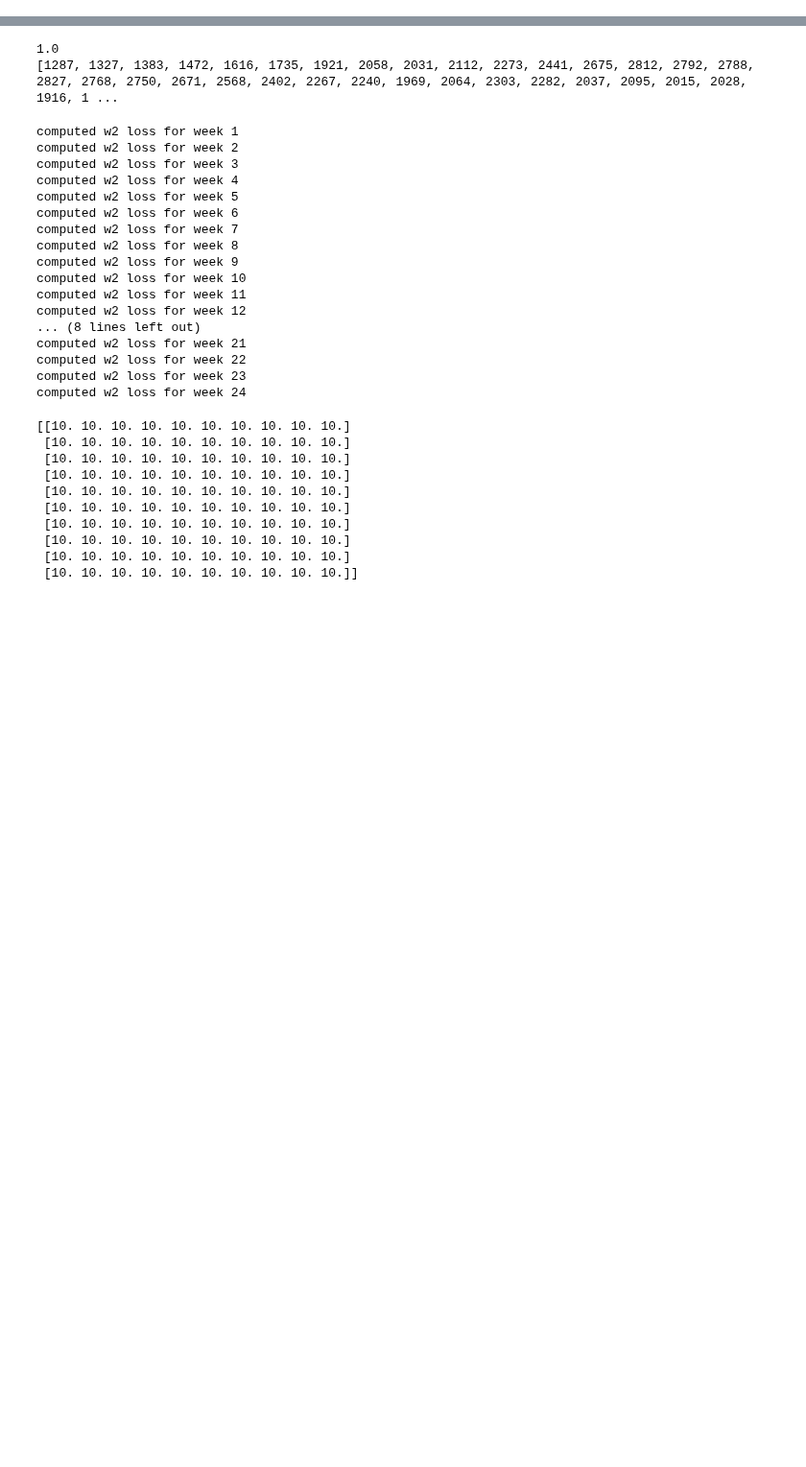
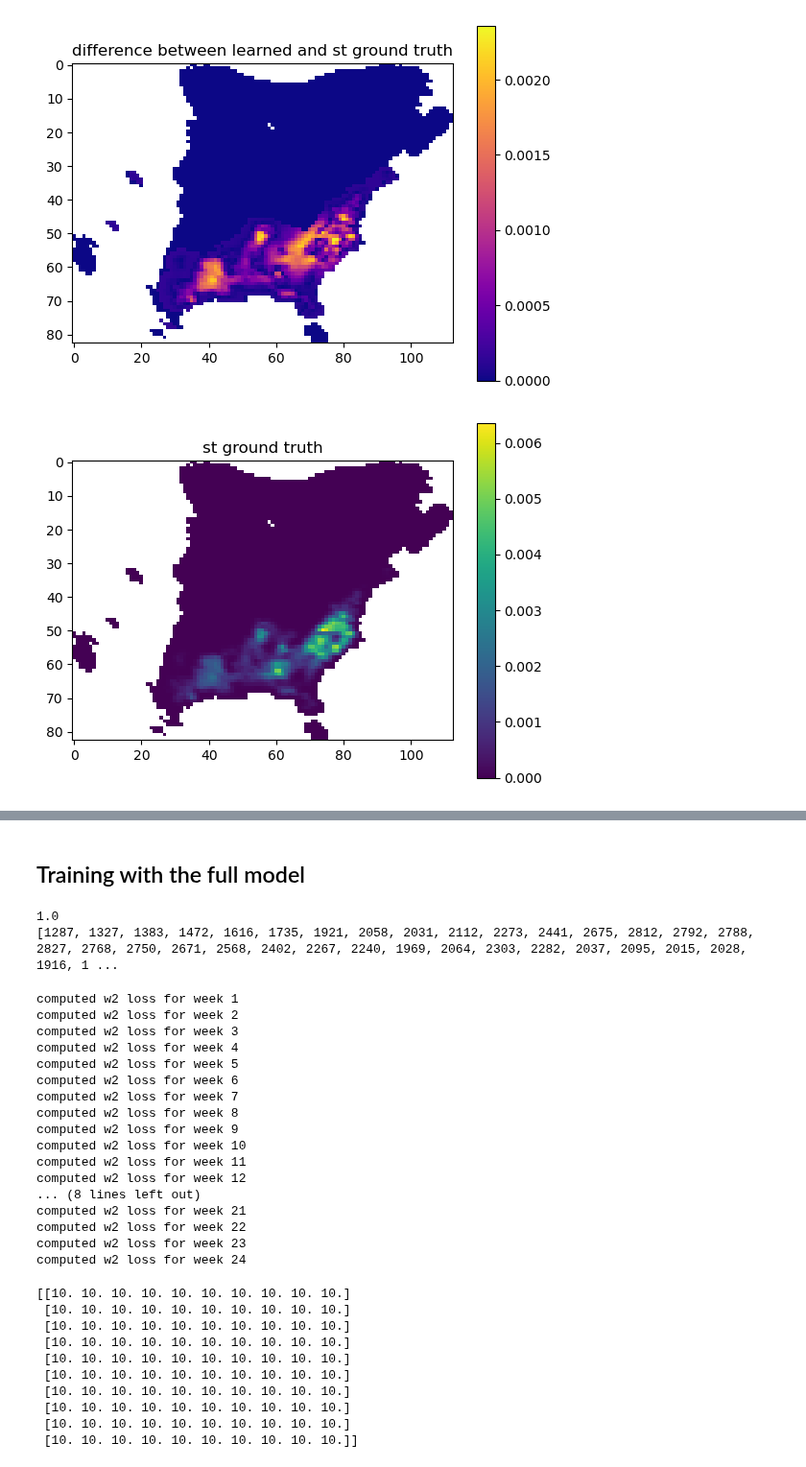
Before and after one commit to jacobe90/birdflow-bilevel, a Jupyter notebook: src/model-testing.ipynb, the cells around one changed output, grey strips where cells are left out. Shown at 96% size. Saved outputs shown, nothing was run; the diff lists cells and outputs as text; code cells hidden in the pictures; blank space fills up the shorter version.

```diff
--- a/src/model-testing.ipynb
+++ b/src/model-testing.ipynb
@@ -18,0 +258,44 @@ import jax
+# %%
+def make_grid(marginal, mask, big_mask, x_dim, y_dim):
+    """
+    Arguments
+    week: the week whose marginal we wish to fill into the grid to be plotted
+    marginal: the marginal from week "week"
+    mask: the dynamic mask.
+    big_mask: the mask used to eliminate oceans
+    x_dim: number of columns of final grid
+    y_dim: number of rows of the final grid
+
+    Returns:
+    A grid with all the densities of the weekly marginals filled in
+    """
+    medium_grid = np.zeros(mask.shape[0])
+    medium_grid[mask] = marginal
+    big_grid = np.empty(big_mask.shape[0])
+    big_grid.fill(np.nan)
+    big_grid[big_mask] = medium_grid
+    return big_grid.reshape(y_dim, x_dim)
+
+plt.figure(1)
+learned_st = jax.nn.softmax(learned)
+grid_learned = make_grid(learned_st, dynamic_masks[0], big_mask, ncol, nrow)
+grid_true = make_grid(st_marginal, dynamic_masks[0], big_mask, ncol, nrow)
+diff_grid = jnp.abs(grid_learned - grid_true)
+pos = plt.imshow(diff_grid, cmap="plasma")
+plt.colorbar(pos)
+plt.title("difference between learned and st ground truth")
+
+plt.figure(2)
+plt.title("st ground truth")
+pos = plt.imshow(grid_true, cmap="viridis")
+plt.colorbar(pos)
+plt.show()
+
+plt.figure(3)
+plt.title("learned")
+pos = plt.imshow(grid_learned, cmap="viridis")
+plt.colorbar(pos)
+plt.show()
+# %% [output]
+[figure, added]
+[figure, added]
@@ -19,3 +303,5 @@ import jax
+# %% [markdown]
+## Training with the full model
 # %%
 hdf_src = '/work/pi_drsheldon_umass_edu/birdflow_modeling/jacob_independent_study/birdflow-bilevel/ebird-data-loading/amewoo_2021_39km.hdf5'
 file = h5py.File(hdf_src, 'r+')
```
Also changed, not shown: parts of 10 cells of this notebook, 2 other files.
